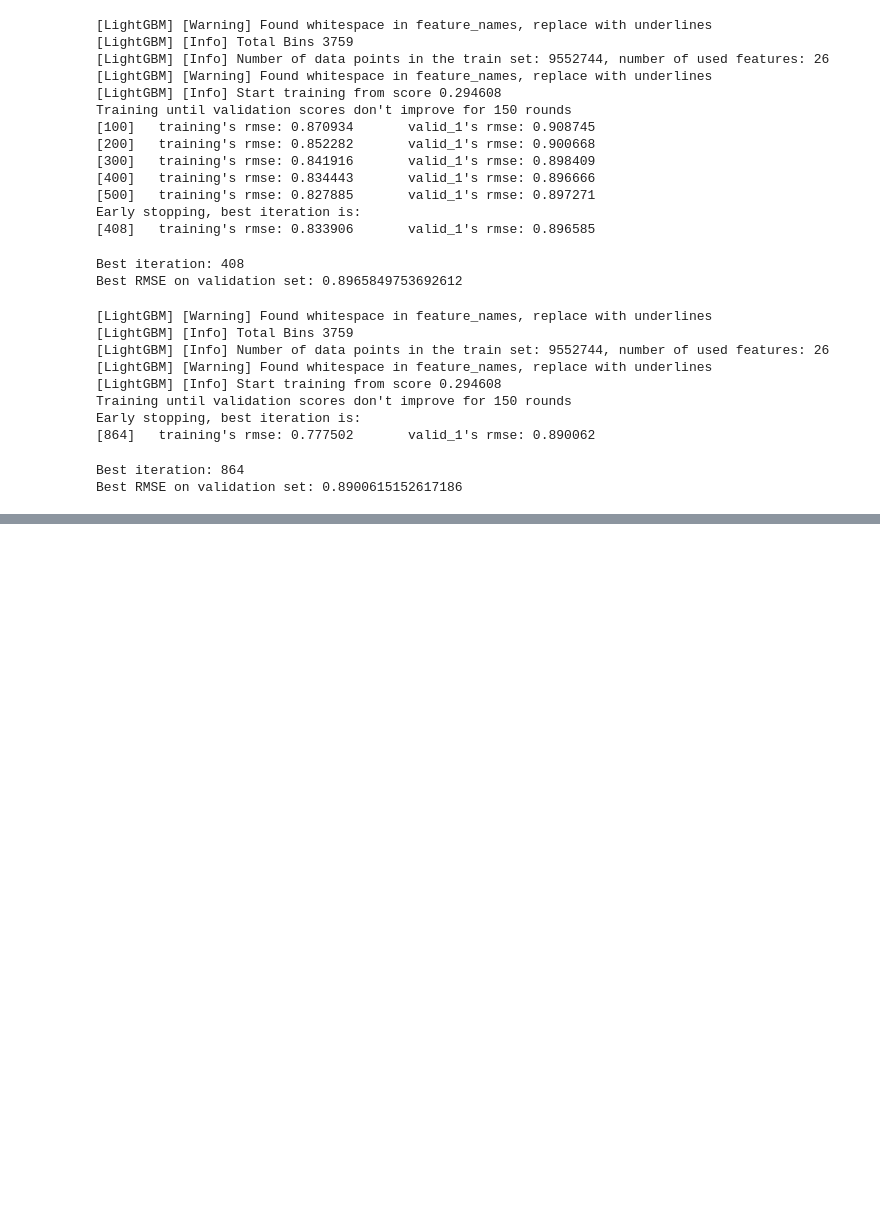
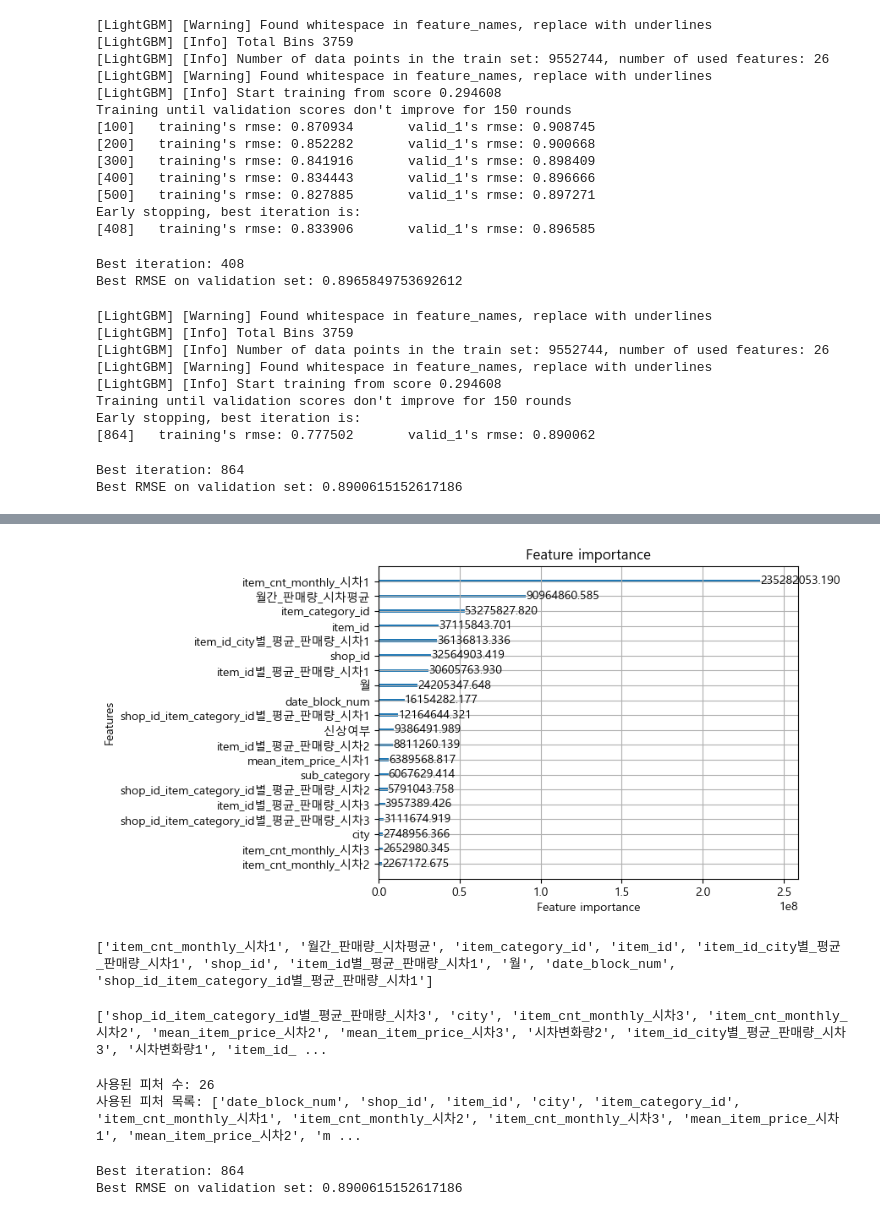
Before and after one commit to Youngeunzzi/DATATHON, a Jupyter notebook: ML.ipynb, the cells around one changed output, grey strips where cells are left out. Cells and saved outputs as stored; diff of their text form; code cells hidden in the pictures; blank space fills up the shorter version.

```diff
--- a/ML.ipynb
+++ b/ML.ipynb
@@ -1323,0 +1388,68 @@ Best RMSE on validation set: 0.8900615152617186
+# %%
+import matplotlib.pyplot as plt
+import matplotlib.font_manager as fm
+import lightgbm as lgb
+
+plt.rcParams['font.family'] = 'Malgun Gothic'
+plt.rcParams['axes.unicode_minus'] = False
+
+
+lgb.plot_importance(lgb_model, max_num_features=20, importance_type='gain')
+plt.show()
+# %% [output]
+[figure, added]
+# %%
+import pandas as pd
+
+# 중요도 추출
+importance = lgb_model.feature_importance(importance_type='gain')
+feature_names = lgb_model.feature_name()
+
+# 데이터프레임으로 정리
+importance_df = pd.DataFrame({
+    'feature': feature_names,
+    'importance': importance
+}).sort_values(by='importance', ascending=False)
+
+# 상위 10개 출력
+top_10_features = importance_df.head(10)
+top_10_list = top_10_features['feature'].tolist()
+print(top_10_list)
+# print(top_10_features)
+# %% [output]
+['item_cnt_monthly_시차1', '월간_판매량_시차평균', 'item_category_id', 'item_id', 'item_id_city별_평균_판매량_시차1', 'shop_id', 'item_id별_평균_판매량_시차1', '월', 'date_block_num', 'shop_id_item_category_id별_평균_판매량_시차1']
+# %%
+import pandas as pd
+
+# 중요도 추출
+importance = lgb_model.feature_importance(importance_type='gain')
+feature_names = lgb_model.feature_name()
+
+# 데이터프레임으로 정리
+importance_df = pd.DataFrame({
+    'feature': feature_names,
+    'importance': importance
+}).sort_values(by='importance', ascending=False)
+
+# 중요도가 낮은 하위 10개 피처 선택
+bottom_10_features = importance_df.tail(10)
+
+# 하위 10개 피처 리스트
+bottom_10_list = bottom_10_features['feature'].tolist()
+print(bottom_10_list)
+# %% [output]
+['shop_id_item_category_id별_평균_판매량_시차3', 'city', 'item_cnt_monthly_시차3', 'item_cnt_monthly_시차2', 'mean_item_price_시차2', 'mean_item_price_시차3', '시차변화량2', 'item_id_city별_평균_판매량_시차3', '시차변화량1', 'item_id_ ...
+# %%
+print("사용된 피처 수:", len(X_train.columns))
+print("사용된 피처 목록:", X_train.columns.tolist())
+# %% [output]
+사용된 피처 수: 26
+사용된 피처 목록: ['date_block_num', 'shop_id', 'item_id', 'city', 'item_category_id', 'item_cnt_monthly_시차1', 'item_cnt_monthly_시차2', 'item_cnt_monthly_시차3', 'mean_item_price_시차1', 'mean_item_price_시차2', 'm ...
+# %%
+print("Best iteration:", lgb_model.best_iteration)
+print("Best RMSE on validation set:", lgb_model.best_score['valid_1']['rmse'])
+# 코드 삭제해서 아마 값이 다르게 나올 수 있을 듯
+# 0.96774
+# %% [output]
+Best iteration: 864
+Best RMSE on validation set: 0.8900615152617186
```
Also changed, not shown: parts of 9 cells of this notebook.
